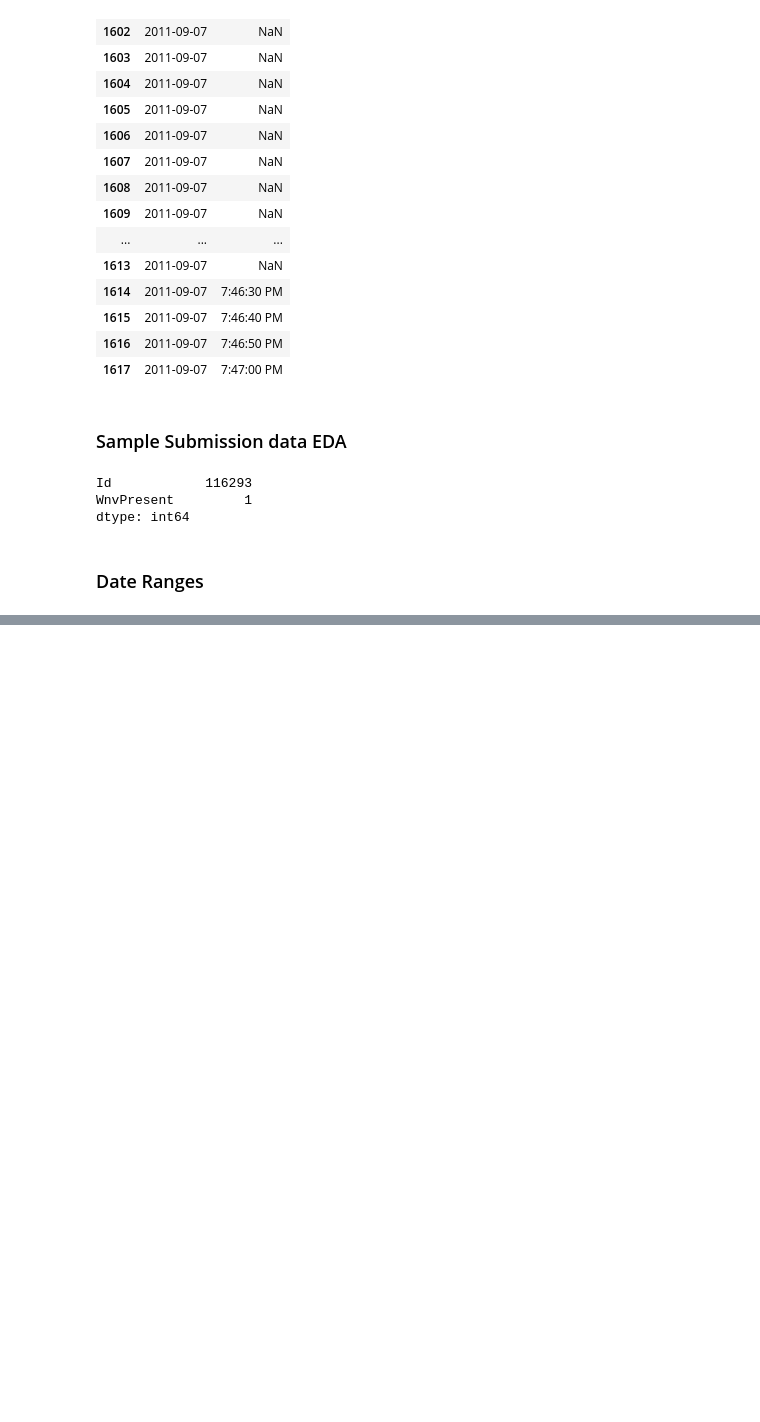
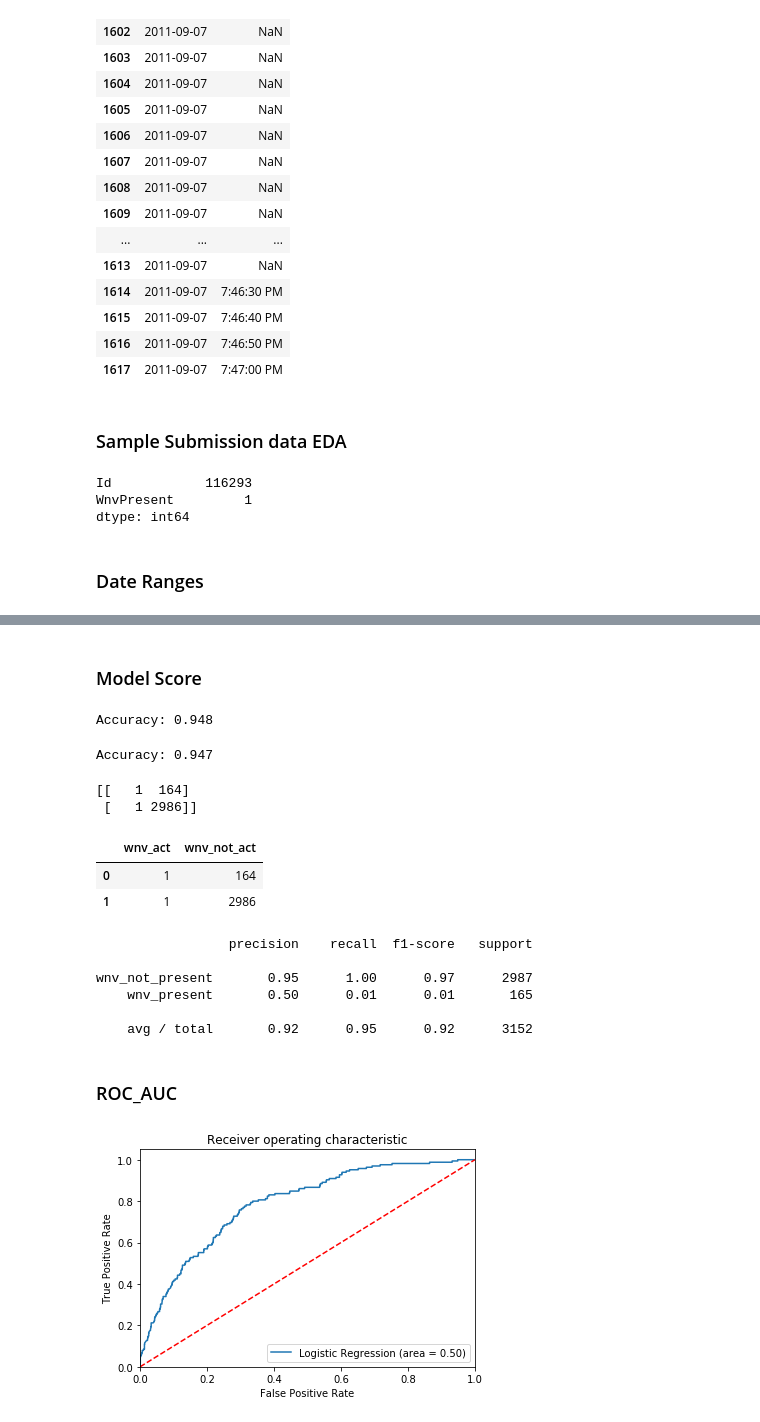
Before and after one commit to c-e-smith/west_nile_chi, a Jupyter notebook: working/WestNile.ipynb, the cells around one changed output, grey strips where cells are left out. Cells and saved outputs as stored; diff of their text form; code cells hidden in the pictures; blank space fills up the shorter version.

Commit message:
ROC_AUC and Logistic Model evaluation added

```diff
--- a/working/WestNile.ipynb
+++ b/working/WestNile.ipynb
@@ -468,0 +534,8 @@ spray =   2011-08-29   2013-09-05
+# %%
+X_train, X_test, y_train, y_test = train_test_split(X, y, test_size=.30, random_state=33,stratify=y)
+# %%
+ss = StandardScaler()
+X_sc = ss.fit_transform(X_train)
+X_sc_test = ss.transform(X_test)
+# %%
+lr = LogisticRegression()
@@ -468,0 +583,55 @@ spray =   2011-08-29   2013-09-05
+# %% [markdown]
+### Model Score
+# %%
+lr.fit(X_sc,y_train)
+print('Accuracy: %0.3f'%lr.score(X_sc_test,y_test))
+# %% [output]
+Accuracy: 0.948
+# %%
+# Cross_val_score is close to the original score so more confident in the models accuracy
+print('Accuracy: %0.3f'%cross_val_score(lr,X_sc_test, y_test, cv=5, scoring='accuracy').mean())
+# %% [output]
+Accuracy: 0.947
+# %%
+from sklearn.metrics import confusion_matrix
+y_pred = lr.predict(X_sc_test)
+confusion_matrix = confusion_matrix(y_test, y_pred, labels = [1,0])
+# %% [output]
+[[   1  164]
+ [   1 2986]]
+# %%
+cm = pd.DataFrame.from_dict({'wnv_act':confusion_matrix[:,0],'wnv_not_act':confusion_matrix[:,1]})
+
+cm
+# %% [output]
+|  | wnv_act | wnv_not_act |
+| 0 | 1 | 164 |
+| 1 | 1 | 2986 |
+# %%
+# Classifiv
+print(classification_report(y_test, y_pred,target_names = ['wnv_not_present','wnv_present']))
+# %% [output]
+                 precision    recall  f1-score   support
+
+wnv_not_present       0.95      1.00      0.97      2987
+    wnv_present       0.50      0.01      0.01       165
+
+    avg / total       0.92      0.95      0.92      3152
+# %% [markdown]
+### ROC_AUC
+# %%
+logit_roc_auc = roc_auc_score(y_test, lr.predict(X_sc_test))
+fpr, tpr, thresholds = roc_curve(y_test, lr.predict_proba(X_sc_test)[:,1])
+plt.figure()
+plt.plot(fpr, tpr, label='Logistic Regression (area = %0.2f)' % logit_roc_auc)
+plt.plot([0, 1], [0, 1],'r--')
+plt.xlim([0.0, 1.0])
+plt.ylim([0.0, 1.05])
+plt.xlabel('False Positive Rate')
+plt.ylabel('True Positive Rate')
+plt.title('Receiver operating characteristic')
+plt.legend(loc="lower right")
+plt.savefig('Log_ROC')
+plt.show()
+# %% [output]
+[figure, added]
```
Also changed, not shown: parts of 23 cells of this notebook.
